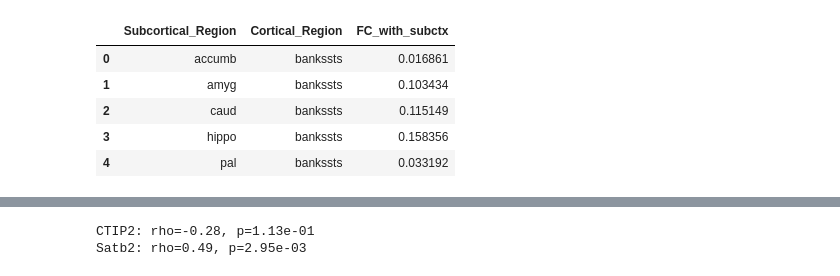
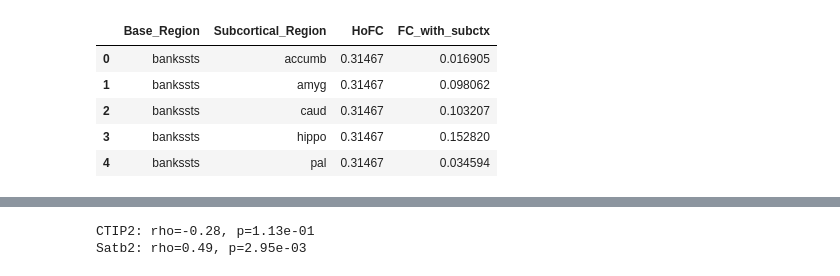
Before and after one commit to DynamicsAndNeuralSystems/Directed_information_fMRI, a Jupyter notebook: data_visualization/5_Pearson_HoFC_vs_L5PN_and_thal.ipynb, the cells around one changed output, grey strips where cells are left out. Cells and saved outputs as stored; diff of their text form; code cells hidden in the pictures.

```diff
--- a/data_visualization/5_Pearson_HoFC_vs_L5PN_and_thal.ipynb
+++ b/data_visualization/5_Pearson_HoFC_vs_L5PN_and_thal.ipynb
@@ -44,13 +44,8 @@ suppressPackageStartupMessages({
 # Set cowplot theme
 theme_set(theme_cowplot())
 # %%
-data_path = "/Users/abry4213/data/HCP100/"
-
 # Read in brain region lookup table
 brain_region_info = pd.read_csv("../data/Brain_Region_Info.csv")
-
-# Load in pyspi SPI info
-pyspi_info = pd.read_csv("../functional_connectivity_analysis/pyspi_SPI_info.csv")
 
 #### GROUP-AVERAGED FUNCTIONAL CONNECTOME FROM ENIGMA ####
 # Load cortico-cortical functional connectivity data
@@ -68,39 +63,48 @@ HCP_avg_Pearson_FC = (pd.DataFrame(fc_ctx, columns=fc_ctx_labels)
                       .assign(Base_Region_From = lambda x: x['Brain_Region_From'].str.replace("L_", "").str.replace("R_", ""),
                               Base_Region_To = lambda x: x['Brain_Region_To'].str.replace("L_", "").str.replace("R_", ""),
                               Hemi_From = lambda x: np.where(x['Brain_Region_From'].str.startswith("L_"), "Left", "Right"),
                               Hemi_To = lambda x: np.where(x['Brain_Region_To'].str.startswith("L_"), "Left", "Right"))
 )
 
 pearson_homotopic_res_mean = (HCP_avg_Pearson_FC
                               .query("Base_Region_From == Base_Region_To")
                               .groupby(["Base_Region_From"])['Mean_Pearson_R']
                               .mean()
                               .reset_index()
-                              .rename(columns={"Base_Region_From": "Cortical_Region"})
+                              .rename(columns={"Base_Region_From": "Base_Region"})
                               )
 
 subctx_to_ctx_FC = (pd.DataFrame(fc_subctx_to_ctx, columns=fc_ctx_labels)
                           .assign(Brain_Region_From = fc_subctx_labels)
                           .melt(id_vars=["Brain_Region_From"],
                             var_name="Brain_Region_To",
                             value_name="Mean_Pearson_R")
                             .assign(Hemisphere_From = lambda x: x["Brain_Region_From"].str[0].map({"L": "Left", "R": "Right"}),
                               Hemisphere_To = lambda x: x["Brain_Region_To"].str[0].map({"L": "Left", "R": "Right"}))
                             .assign(Base_Region_From = lambda x: x["Brain_Region_From"].str[1:],
                                     Base_Region_To = lambda x: x.Brain_Region_To.str.replace("L_", "").str.replace("R_", ""))
                             [['Base_Region_From', 'Base_Region_To', 'Mean_Pearson_R']]
                             .rename(columns={"Mean_Pearson_R": "FC_with_subctx",
                                              "Base_Region_From": "Subcortical_Region",
-                                             "Base_Region_To": "Cortical_Region"})
+                                             "Base_Region_To": "Base_Region"})
                      # Remove first letter from the region names
 
 )
 
-subctx_to_ctx_FC.head()
+HoFC_with_subctx_connectivity = (pearson_homotopic_res_mean
+    .rename(columns={"Base_Region": "Base_Region",
+                     "Mean_Pearson_R": "HoFC"})
+    .merge(subctx_to_ctx_FC, on="Base_Region")
+    .groupby(['Base_Region', 'Subcortical_Region'])[['HoFC', 'FC_with_subctx']]
+    .mean()
+    .reset_index()
+)
+
+HoFC_with_subctx_connectivity.head()
 # %% [output]
-|  | Subcortical_Region | Cortical_Region | FC_with_subctx |
-| 0 | accumb | bankssts | 0.016861 |
-| 1 | amyg | bankssts | 0.103434 |
-| 2 | caud | bankssts | 0.115149 |
-| 3 | hippo | bankssts | 0.158356 |
-| 4 | pal | bankssts | 0.033192 |
+|  | Base_Region | Subcortical_Region | HoFC | FC_with_subctx |
+| 0 | bankssts | accumb | 0.31467 | 0.016905 |
+| 1 | bankssts | amyg | 0.31467 | 0.098062 |
+| 2 | bankssts | caud | 0.31467 | 0.103207 |
+| 3 | bankssts | hippo | 0.31467 | 0.152820 |
+| 4 | bankssts | pal | 0.31467 | 0.034594 |
```
Also changed, not shown: parts of 11 cells of this notebook, 15 other files.
